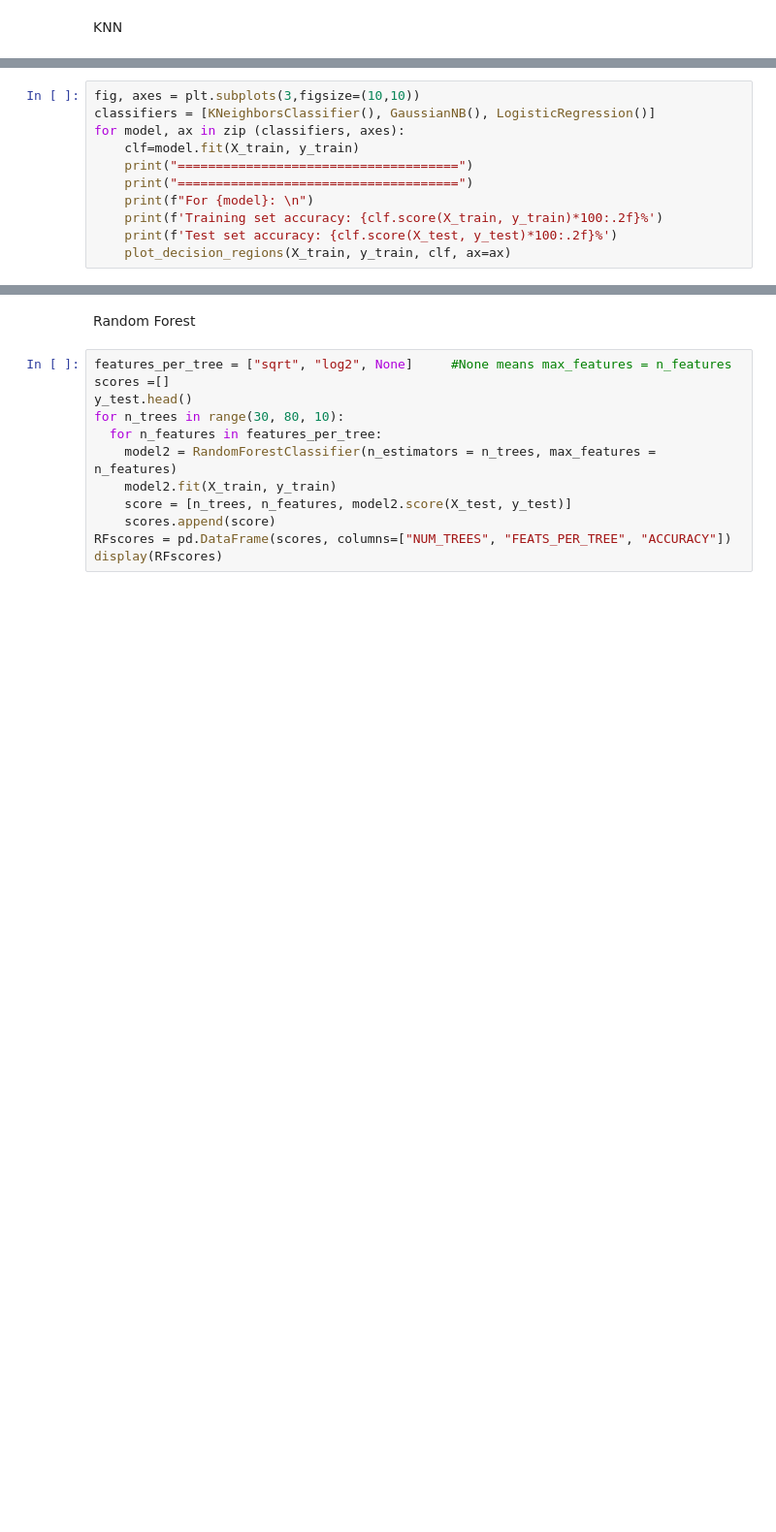
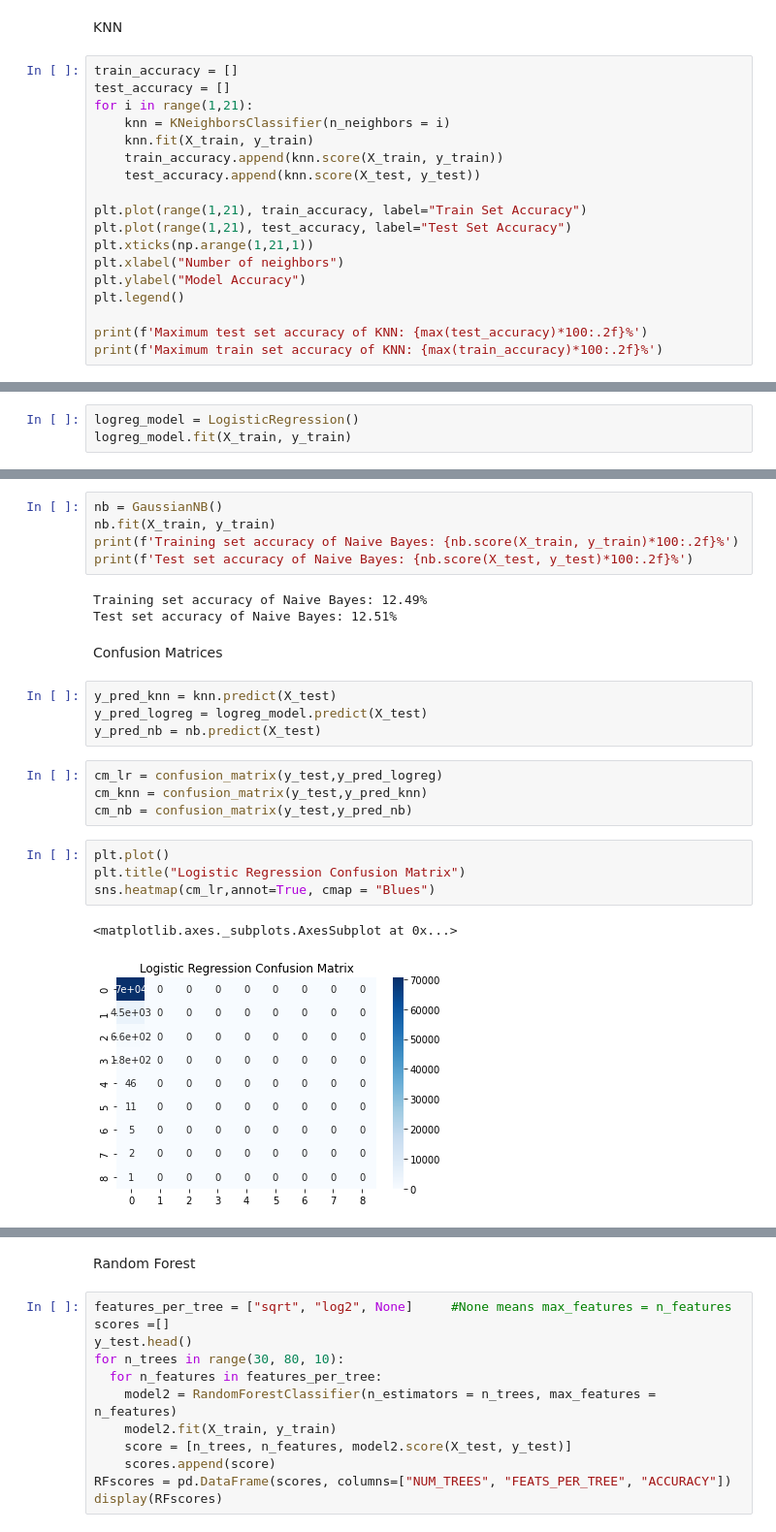
Before and after one commit to shane-moxley/accident-fatality-prediction, a Jupyter notebook: AI4ALL_Car_Accidents_Project.ipynb, the cells around one changed output, grey strips where cells are left out. Shown: that part at 97% size. Drawn from its saved outputs; the diff is of its cells as text; blank space fills up the shorter version.

```diff
--- a/AI4ALL_Car_Accidents_Project.ipynb
+++ b/AI4ALL_Car_Accidents_Project.ipynb
@@ -123,3 +155,21 @@ print(f'X_test.shape: {X_test.shape}')
 print(f'y_test.shape: {y_test.shape}')
 # %% [markdown]
 KNN
+# %%
+train_accuracy = []
+test_accuracy = []
+for i in range(1,21):
+    knn = KNeighborsClassifier(n_neighbors = i)
+    knn.fit(X_train, y_train)
+    train_accuracy.append(knn.score(X_train, y_train))
+    test_accuracy.append(knn.score(X_test, y_test))
+
+plt.plot(range(1,21), train_accuracy, label="Train Set Accuracy")
+plt.plot(range(1,21), test_accuracy, label="Test Set Accuracy")
+plt.xticks(np.arange(1,21,1))
+plt.xlabel("Number of neighbors")
+plt.ylabel("Model Accuracy")
+plt.legend()
+
+print(f'Maximum test set accuracy of KNN: {max(test_accuracy)*100:.2f}%')
+print(f'Maximum train set accuracy of KNN: {max(train_accuracy)*100:.2f}%')
@@ -125,0 +178,3 @@ KNN
+# %%
+logreg_model = LogisticRegression()
+logreg_model.fit(X_train, y_train)
@@ -126,11 +187,25 @@ KNN
 # %%
-fig, axes = plt.subplots(3,figsize=(10,10))
-classifiers = [KNeighborsClassifier(), GaussianNB(), LogisticRegression()]
-for model, ax in zip (classifiers, axes):
-    clf=model.fit(X_train, y_train)
-    print("=====================================")
-    print("=====================================")
-    print(f"For {model}: \n")
-    print(f'Training set accuracy: {clf.score(X_train, y_train)*100:.2f}%')
-    print(f'Test set accuracy: {clf.score(X_test, y_test)*100:.2f}%')
-    plot_decision_regions(X_train, y_train, clf, ax=ax)
+nb = GaussianNB()
+nb.fit(X_train, y_train)
+print(f'Training set accuracy of Naive Bayes: {nb.score(X_train, y_train)*100:.2f}%')
+print(f'Test set accuracy of Naive Bayes: {nb.score(X_test, y_test)*100:.2f}%')
+# %% [output]
+Training set accuracy of Naive Bayes: 12.49%
+Test set accuracy of Naive Bayes: 12.51%
+# %% [markdown]
+Confusion Matrices
+# %%
+y_pred_knn = knn.predict(X_test)
+y_pred_logreg = logreg_model.predict(X_test)
+y_pred_nb = nb.predict(X_test)
+# %%
+cm_lr = confusion_matrix(y_test,y_pred_logreg)
+cm_knn = confusion_matrix(y_test,y_pred_knn)
+cm_nb = confusion_matrix(y_test,y_pred_nb)
+# %%
+plt.plot()
+plt.title("Logistic Regression Confusion Matrix")
+sns.heatmap(cm_lr,annot=True, cmap = "Blues")
+# %% [output]
+<matplotlib.axes._subplots.AxesSubplot at 0x...>
+[figure, added]
```
Also changed, not shown: parts of 29 cells of this notebook.
